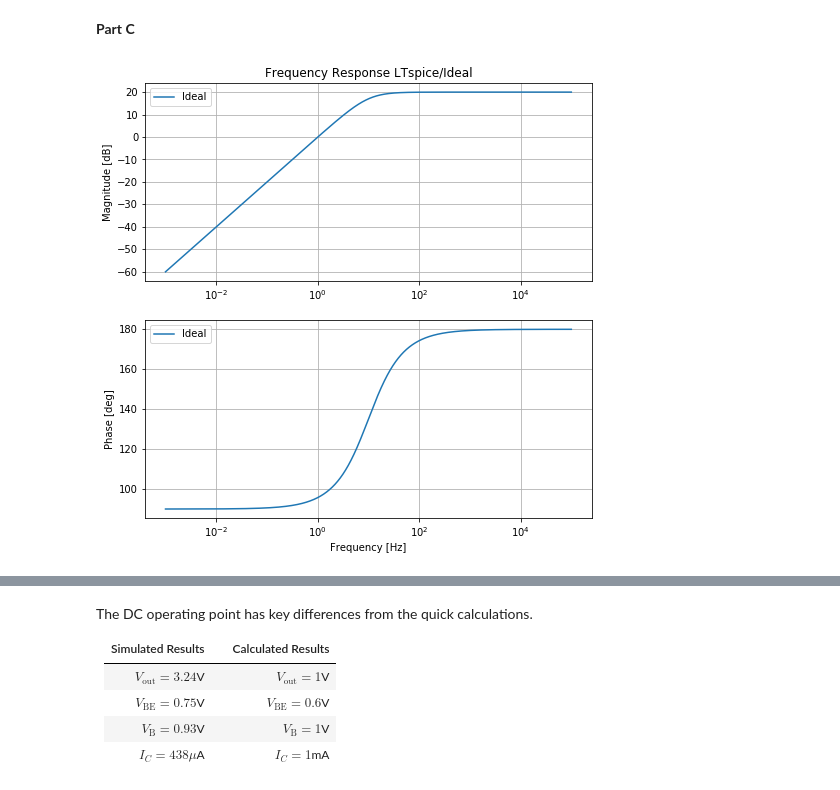
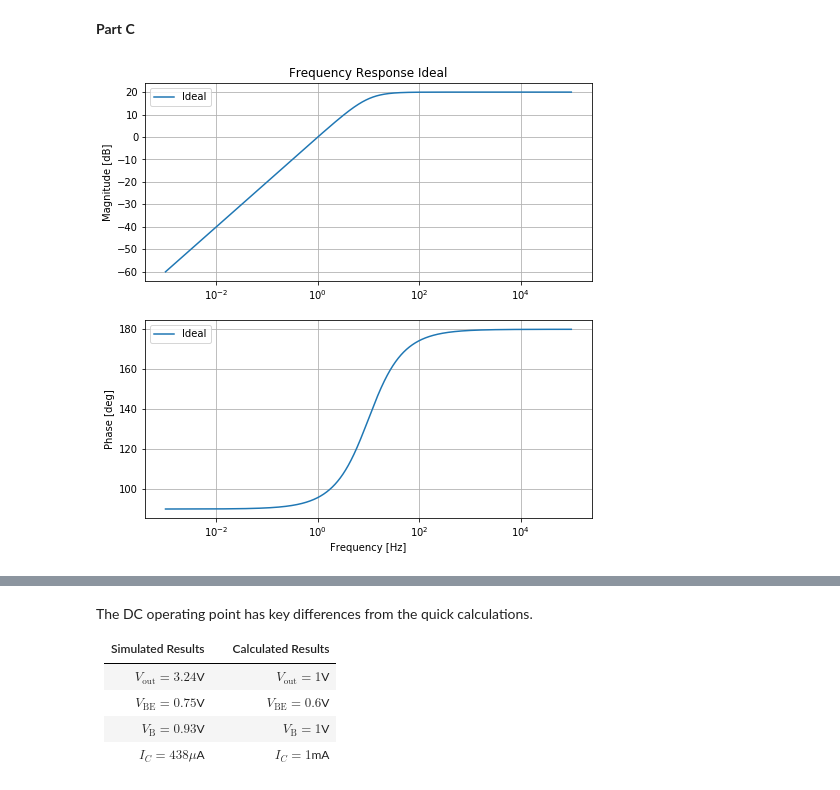
Before and after one commit to kegedy/EE538, a Jupyter notebook: hw/kevin/hw02/HW02.ipynb, the cells around one changed output, grey strips where cells are left out. Drawn from its saved outputs; the diff is of its cells as text; code cells hidden in the pictures.

```diff
--- a/hw/kevin/hw02/HW02.ipynb
+++ b/hw/kevin/hw02/HW02.ipynb
@@ -100,32 +100,32 @@ $V_C = V_{\text{out}} = 1$ and $V_E = 1 - 0.6 = 0.4$ so $V_{CE} = 0.6$.
 # %%
 f1 = np.linspace(1e-3,1e2,100000)
 f2 = np.linspace(1e2,1e5,100000)
 f = np.concatenate((f1,f2))
 w = 2*np.pi*f
 s = 1j*w
 R = 15915
 C = 1e-6
 tau = R*C
 Vout_Vb = -10            # R_C/R_E
 Vb_Vin = s*tau/(s*tau+1)
 H = Vb_Vin * Vout_Vb
 
 # Plot the frequency response
 fig, axs = plt.subplots(2,figsize=(8,8))
-axs[0].set_title('Frequency Response LTspice/Ideal')
+axs[0].set_title('Frequency Response Ideal')
 axs[0].semilogx(f, 20*np.log10(abs(H)),label='Ideal')
 axs[0].set_ylabel('Magnitude [dB]')
 axs[0].grid()
 axs[0].legend()
 
 axs[1].semilogx(f, -np.angle(H,deg=True),label='Ideal')
 axs[1].set_ylabel('Phase [deg]')
 axs[1].set_xlabel('Frequency [Hz]')
 axs[1].grid()
 axs[1].legend()
 plt.show();
 # %% [output]
-[figure, old version]
+[figure, new version]
 # %% [markdown]
 **Part D**
 <img src="images/ltspiceQ1.png" width="500">
```
Also changed, not shown: parts of 1 cell of this notebook, 3 other files.
